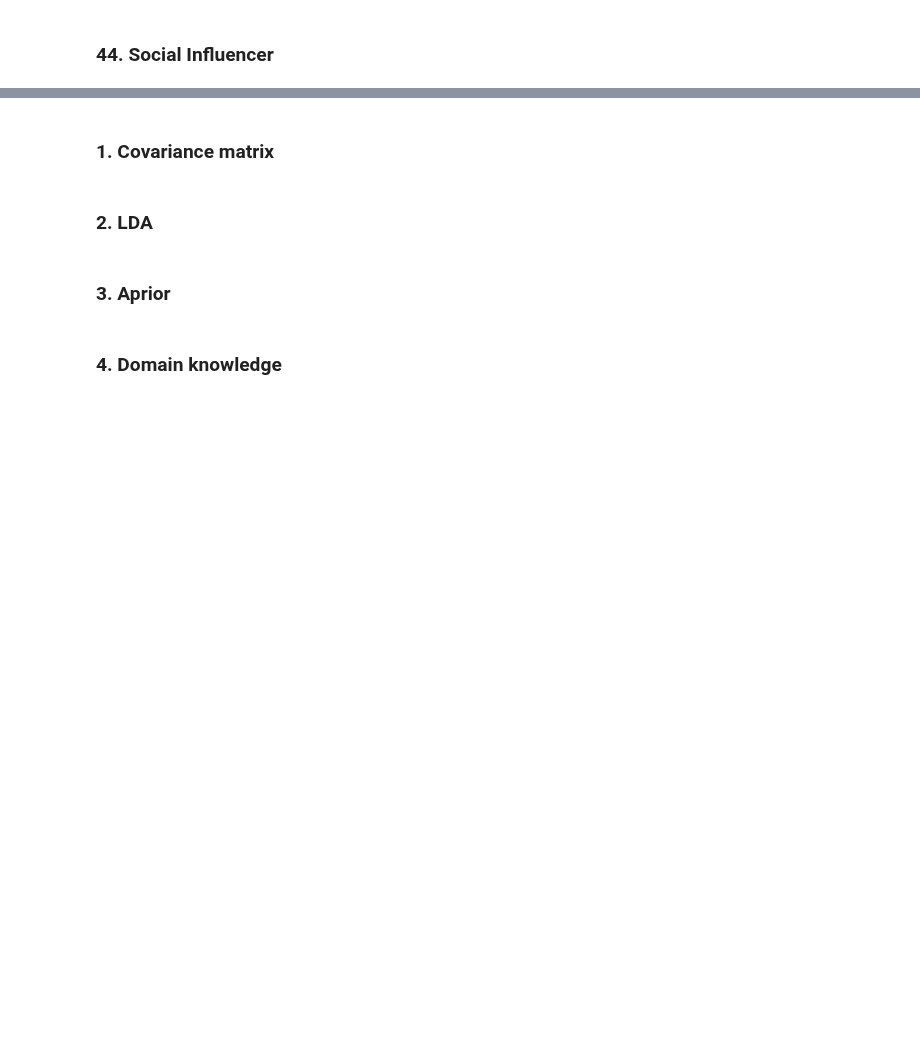
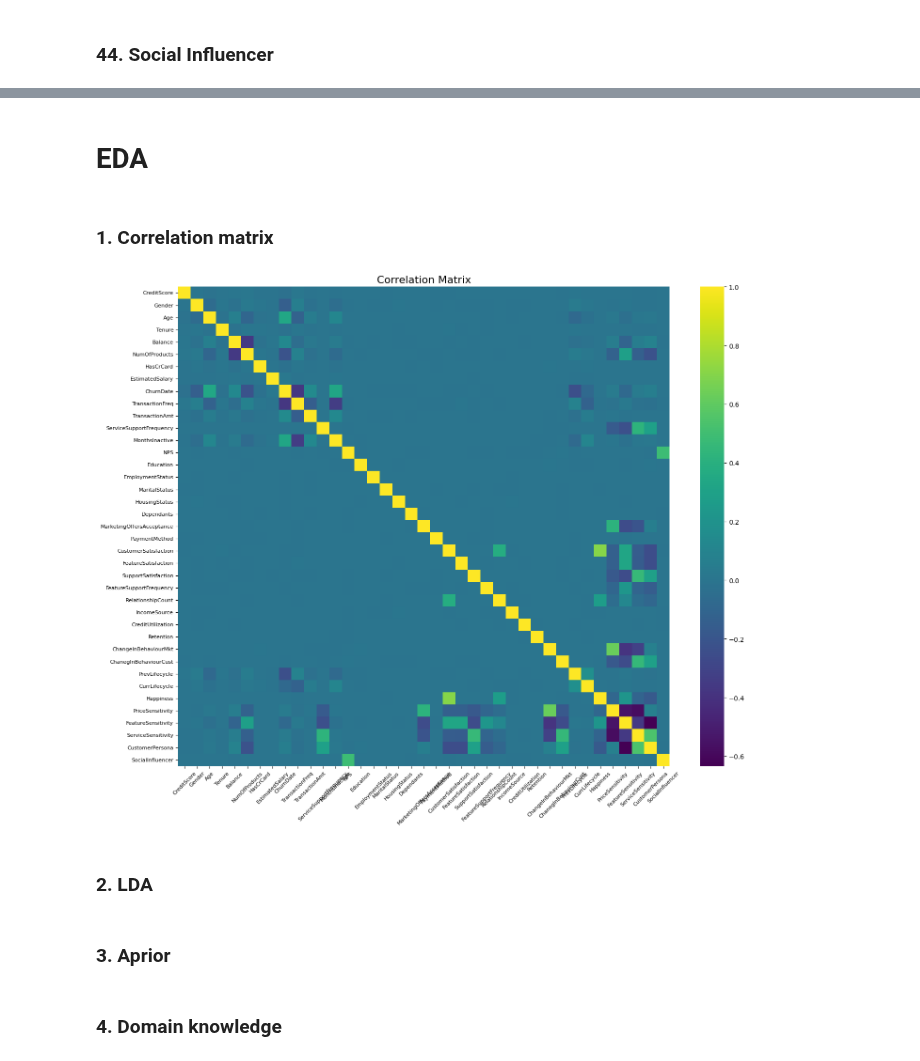
Before and after one commit to CabooseExia/DSA3101-Customer-Churn, a Jupyter notebook: backend.ipynb, the cells around one changed output, grey strips where cells are left out. Saved outputs shown, nothing was run; the diff lists cells and outputs as text; code cells hidden in the pictures; blank space fills up the shorter version.

```diff
--- a/backend.ipynb
+++ b/backend.ipynb
@@ -1037,12 +1183,17 @@ Support Satisfaction Column (0 to 1)
 Change in behavior before n after support
 # %%
 # print(bank_df_train['ServiceSupportFrequency'])
-CallSupportFrequency_df = bank_df_train['CallSupportFrequency'].apply(lambda x: stats.percentileofscore(bank_df_train['CallSupportFrequency'], x))
+# CallSupportFrequency_df = bank_df_train['CallSupportFrequency'].apply(lambda x: stats.percentileofscore(bank_df_train['CallSupportFrequency'], x))
 ServiceSupportFrequency_df = bank_df_train['ServiceSupportFrequency'].apply(lambda x: stats.percentileofscore(bank_df_train['ServiceSupportFrequency'], x))
 SupportSatisfaction_df = bank_df_train['SupportSatisfaction'].apply(lambda x: stats.percentileofscore(bank_df_train['SupportSatisfaction'], x))
 ChanegInBehaviourCust_df = bank_df_train['ChanegInBehaviourCust'].apply(lambda x: stats.percentileofscore(bank_df_train['ChanegInBehaviourCust'], x))
 
-bank_df_train['ServiceSensitivity'] = (CallSupportFrequency_df + ServiceSupportFrequency_df + SupportSatisfaction_df + ChanegInBehaviourCust_df) / 4
+ServiceSupportFrequency_df_2 = bank_df_test['ServiceSupportFrequency'].apply(lambda x: stats.percentileofscore(bank_df_test['ServiceSupportFrequency'], x))
+SupportSatisfaction_df_2 = bank_df_test['SupportSatisfaction'].apply(lambda x: stats.percentileofscore(bank_df_test['SupportSatisfaction'], x))
+ChanegInBehaviourCust_df_2 = bank_df_test['ChanegInBehaviourCust'].apply(lambda x: stats.percentileofscore(bank_df_test['ChanegInBehaviourCust'], x))
+
+bank_df_train['ServiceSensitivity'] = (ServiceSupportFrequency_df + SupportSatisfaction_df + ChanegInBehaviourCust_df) / 3
+bank_df_test['ServiceSensitivity'] = (ServiceSupportFrequency_df_2 + SupportSatisfaction_df_2 + ChanegInBehaviourCust_df_2) / 3
 
 print(bank_df_train['ServiceSensitivity'].head())
 # %% [output]
@@ -1110,0 +1264,9 @@ percentage social influencer = 16.618578011282892
+# %%
+# print(bank_df_train.dtypes)
+useless_cols = ['id', 'CustomerId', 'Surname', 'Geography', 'Exited', 'IsActiveMember']
+useless_cols_2 = ['id', 'CustomerId', 'Surname', 'Geography', 'IsActiveMember']
+# to_one_hot_encode_cols = ['Gender', 'Education', 'Employment Status', 'Marital Status', 'Housing Status', 'PaymentMethod', 'IncomeSource', 'PrevLifecycle', 'CurrLifecycle', 'CustomerPersona']
+
+bank_df_train.drop(columns=useless_cols, inplace=True)
+bank_df_test.drop(columns=useless_cols_2, inplace=True)
+# bank_df_train = pd.get_dummies(bank_df_train, columns=to_one_hot_encode_cols)
@@ -1111,2 +1304,4 @@ percentage social influencer = 16.618578011282892
+# %% [markdown]
+# EDA
 # %% [markdown]
-### 1. Covariance matrix
+### 1. Correlation matrix
@@ -1114,0 +1308,47 @@ percentage social influencer = 16.618578011282892
+# %%
+from sklearn.preprocessing import LabelEncoder
+import seaborn as sns
+import matplotlib.pyplot as plt
+
+# Assuming bank_df_train is your DataFrame with both numeric and categorical columns
+
+# Create a copy of the DataFrame
+encoded_df = bank_df_train.copy()
+
+# Initialize LabelEncoder
+label_encoder = LabelEncoder()
+
+# Encode categorical columns using LabelEncoder
+for col in encoded_df.select_dtypes(include=['object']):
+    encoded_df[col] = label_encoder.fit_transform(encoded_df[col])
+
+# Calculate correlation matrix
+corr_matrix = encoded_df.corr()
+
+# Plot the heatmap for all columns without numeric annotations
+plt.figure(figsize=(15, 12))
+sns.heatmap(corr_matrix, annot=False, cmap='viridis')
+
+# Customize the plot
+plt.title('Correlation Matrix', fontsize=16)
+plt.xticks(rotation=45, fontsize=8)
+plt.yticks(rotation=0, fontsize=8)
+
+# Display the plot
+plt.tight_layout()
+plt.show()
+
+# Identify highly correlated columns
+correlated_columns = []
+threshold = 0.75   # Adjust as needed
+
+for col in corr_matrix.columns:
+    correlated_cols = corr_matrix.index[(corr_matrix[col] > threshold) | (corr_matrix[col] < -threshold)].tolist()
+    correlated_cols.remove(col)  # Remove the current column itself
+    correlated_columns.extend([(col, corr) for corr in correlated_cols])
+
+# Print highly correlated columns and their correlations
+for col, corr in correlated_columns:
+    print(f"{col} and {corr}: {corr_matrix.loc[col, corr]}")
+# %% [output]
+[figure, added]
```
Also changed, not shown: parts of 54 cells of this notebook.
